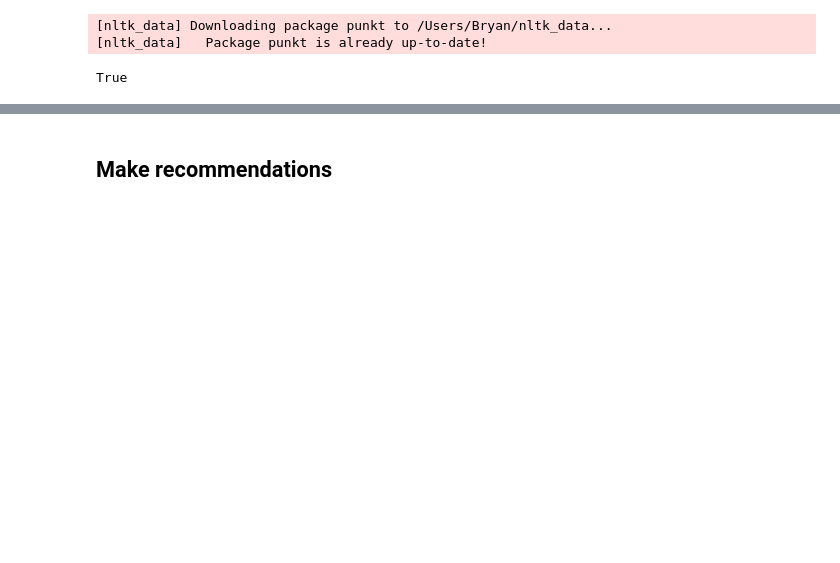
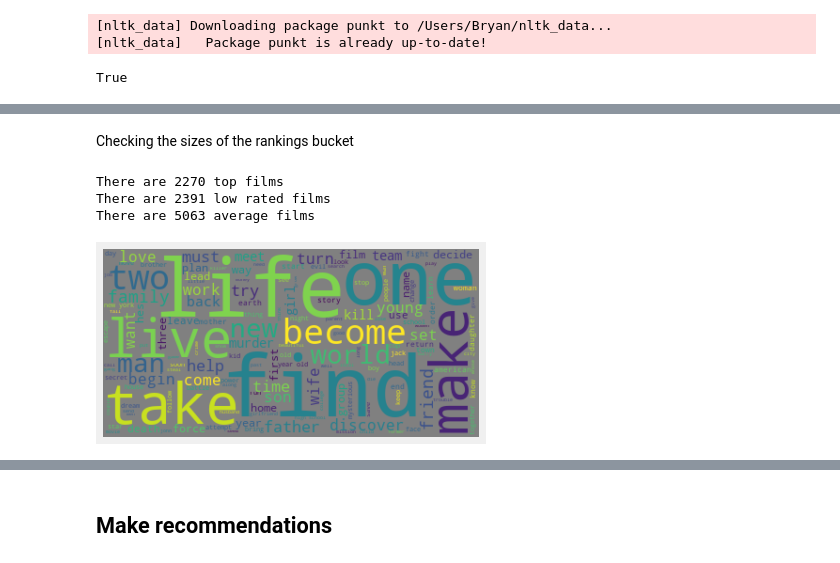
Before and after one commit to CaryMosley/Mod4ProjectRecommendation, a Jupyter notebook: RecSystem.ipynb, the cells around one changed output, grey strips where cells are left out. Cells and saved outputs as stored; diff of their text form; code cells hidden in the pictures; blank space fills up the shorter version.

```diff
--- a/RecSystem.ipynb
+++ b/RecSystem.ipynb
@@ -467,3 +506,8 @@ The need for Recommender Systems are represented by a concept called the "Long T
+# %%
+#ratings_df.drop(columns='timestamp',inplace=True)
+reader = Reader(rating_scale=(1, 5))
+data = Dataset.load_from_df(df[['userId','title','rating']], reader)
+trainset, testset = surprise.model_selection.train_test_split(data, test_size=.25, random_state=42)
 # %% [markdown]
 ## Collaborative Filtering
 # %% [markdown]
@@ -1026,0 +1100,2 @@ recommend('Batman (1989)')
+# %%
+df=nlp_df.merge(ratings_df.groupby('movieId')['rating'].mean(),how='left',on='movieId')
@@ -1026,0 +1111,33 @@ recommend('Batman (1989)')
+# %%
+#Splitting the dataframes into top movies with a ranking of 4.5 or higher
+#low rated movies with average rating 2.5 or lower and average movies
+
+low_df = df[df['rating'] <= 2.75]
+top_df = df[df['rating'] >= 4]
+avg_df =df[df['rating']>2.75]
+avg_df =avg_df[avg_df['rating'] < 4]
+low = " ".join(plot for plot in low_df['plot'])
+top = " ".join(plot for plot in top_df['plot'])
+avg = " ".join(plot for plot in avg_df['plot'])
+# %% [markdown]
+Checking the sizes of the rankings bucket
+# %%
+print('There are', top_df.shape[0], 'top films')
+print('There are', low_df.shape[0], 'low rated films')
+print('There are', avg_df.shape[0], 'average films')
+# %% [output]
+There are 2270 top films
+There are 2391 low rated films
+There are 5063 average films
+# %%
+def generate_wordcloud(data):
+    wordcloud = WordCloud( background_color="grey").generate(data)
+
+    plt.imshow(wordcloud, interpolation='bilinear')
+    plt.axis("off")
+    plt.show()
+# %%
+#Low rated wordcloud
+generate_wordcloud(low)
+# %% [output]
+[figure, added]
```
Also changed, not shown: parts of 138 cells of this notebook.
